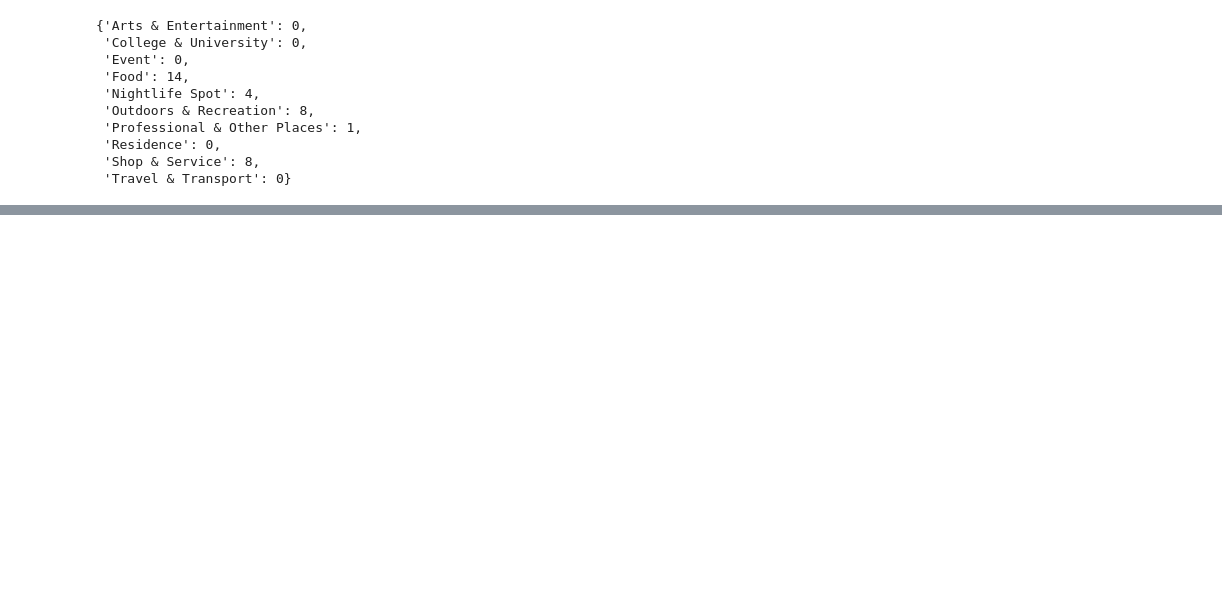
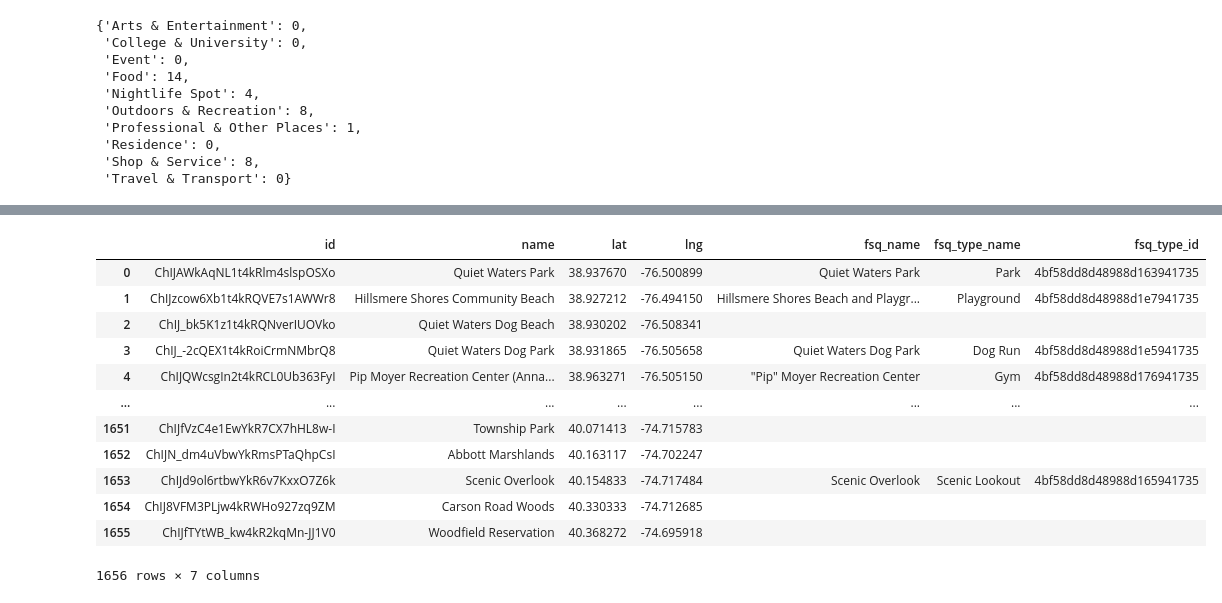
Before and after one commit to qcabel/park-recommendation, a Jupyter notebook: park_type_per_FourSquare_API.ipynb, the cells around one changed output, grey strips where cells are left out. Drawn from its saved outputs; the diff is of its cells as text; code cells hidden in the pictures; blank space fills up the shorter version.

Commit message:
get FourSquare detailed park type

```diff
--- a/park_type_per_FourSquare_API.ipynb
+++ b/park_type_per_FourSquare_API.ipynb
@@ -138,5 +119,3 @@ test.head()
 | 0 | ChIJAWkAqNL1t4kRlm4slspOSXo | Quiet Waters Park | 38.937670 | -76.500899 | b'{"meta":{"code":200,"requestId"... |
 | 1 | ChIJzcow6Xb1t4kRQVE7s1AWWr8 | Hillsmere Shores Community Beach | 38.927212 | -76.494150 | b'{"meta":{"code":200,"requestId"... |
 | 2 | ChIJ_bk5K1z1t4kRQNverIUOVko | Quiet Waters Dog Beach | 38.930202 | -76.508341 | b'{"meta":{"code":200,"requestId"... |
-# %%
-orjson.loads(test.iloc[0]['results'])['response']['groups'][0]['items']
@@ -160,0 +122,8 @@ orjson.loads(test.iloc[0]['results'])['response']['groups'][0]['items']
+# %%
+park_ind = 1
+nearby_venues = orjson.loads(test.iloc[park_ind]['results'])['response']['groups'][0]['items']
+nearby_venues_name_distance = {nearby_venues[i]['venue']['name']:nearby_venues[i]['venue']['location']['distance'] for i in range(len(nearby_venues))}
+nearby_venues_name_distance = {k: v for k, v in sorted(nearby_venues_name_distance.items(),
+                                                       key=lambda item: item[1], reverse=False)} # sort by distance
+print(test.iloc[park_ind]['name'])
+nearby_venues_name_distance
@@ -227,0 +255,5 @@ venue_stat
+# %%
+conn = sqlite3.connect("philly_park_foursquare_search.db")
+fsq_park = pd.read_sql_query("SELECT * FROM nearby_venues_raw", conn)
+conn.close()
+fsq_park.head()
@@ -227,0 +267,32 @@ venue_stat
+# %%
+# fsq_name, fsq_type_name, fsq_type_id
+
+#fsq_park_results = fsq_park.iloc[ipark]['results']
+def extract_fsq_park_info(fsq_park_results):
+    response = orjson.loads(fsq_park_results)['response']
+    if response and response['venues']:
+        venue = response['venues'][0]
+        category = venue['categories'][0] if venue['categories'] else {}
+
+        return pd.Series([venue['name'], category.get('name',''), category.get('id','')])
+    else:
+        return pd.Series(['','',''])
+# %%
+fsq_park[['fsq_name', 'fsq_type_name', 'fsq_type_id']] = fsq_park['results'].apply(extract_fsq_park_info)
+
+fsq_park_light = fsq_park.drop(columns=['results'])
+fsq_park_light
+# %% [output]
+|  | id | name | lat | lng | fsq_name | fsq_type_name | fsq_type_id |
+| 0 | ChIJAWkAqNL1t4kRlm4slspOSXo | Quiet Waters Park | 38.937670 | -76.500899 | Quiet Waters Park | Park | 4bf58dd8d48988d163941735 |
+| 1 | ChIJzcow6Xb1t4kRQVE7s1AWWr8 | Hillsmere Shores Community Beach | 38.927212 | -76.494150 | Hillsmere Shores Beach and Playgr... | Playground | 4bf58dd8d48988d1e7941735 |
+| 2 | ChIJ_bk5K1z1t4kRQNverIUOVko | Quiet Waters Dog Beach | 38.930202 | -76.508341 |  |  |  |
+| 3 | ChIJ_-2cQEX1t4kRoiCrmNMbrQ8 | Quiet Waters Dog Park | 38.931865 | -76.505658 | Quiet Waters Dog Park | Dog Run | 4bf58dd8d48988d1e5941735 |
+| 4 | ChIJQWcsgIn2t4kRCL0Ub363FyI | Pip Moyer Recreation Center (Anna... | 38.963271 | -76.505150 | "Pip" Moyer Recreation Center | Gym | 4bf58dd8d48988d176941735 |
+| ... | ... | ... | ... | ... | ... | ... | ... |
+| 1651 | ChIJfVzC4e1EwYkR7CX7hHL8w-I | Township Park | 40.071413 | -74.715783 |  |  |  |
+| 1652 | ChIJN_dm4uVbwYkRmsPTaQhpCsI | Abbott Marshlands | 40.163117 | -74.702247 |  |  |  |
+| 1653 | ChIJd9ol6rtbwYkR6v7KxxO7Z6k | Scenic Overlook | 40.154833 | -74.717484 | Scenic Overlook | Scenic Lookout | 4bf58dd8d48988d165941735 |
+| 1654 | ChIJ8VFM3PLjw4kRWHo927zq9ZM | Carson Road Woods | 40.330333 | -74.712685 |  |  |  |
+| 1655 | ChIJfTYtWB_kw4kR2kqMn-JJ1V0 | Woodfield Reservation | 40.368272 | -74.695918 |  |  |  |
+1656 rows × 7 columns
```
Also changed, not shown: parts of 26 cells of this notebook.
